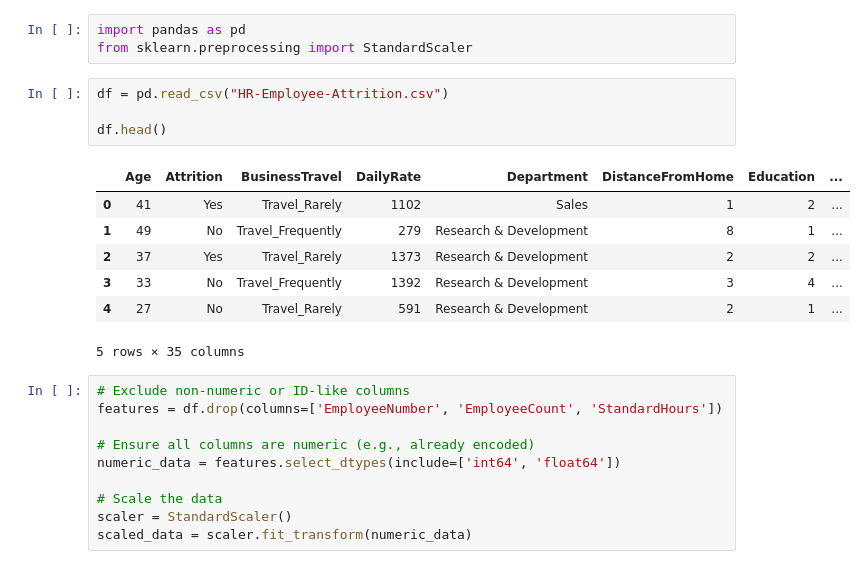
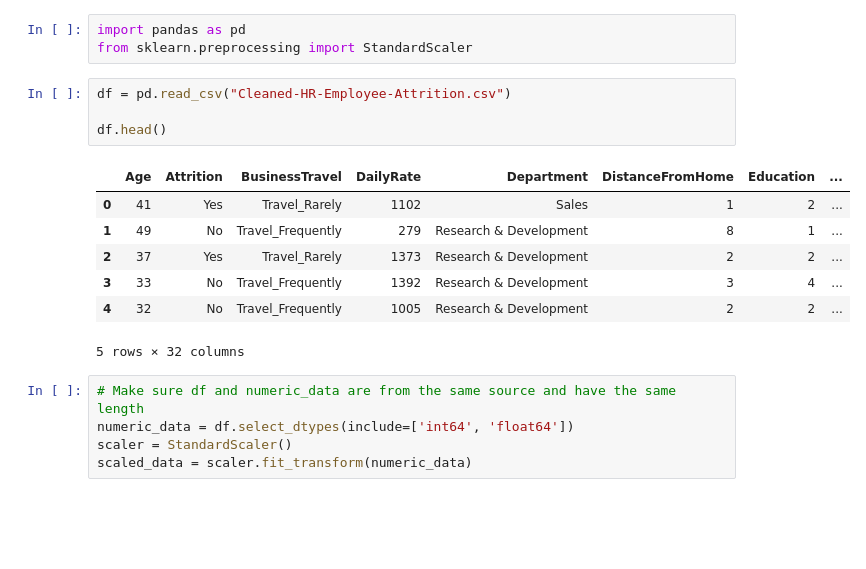
Before and after one commit to OttoDyva/MP3-Prediction-by-Machine-Learning, a Jupyter notebook: Clustering.ipynb, the cells around one changed output. Cells and saved outputs as stored; diff of their text form; blank space fills up the shorter version.

```diff
--- a/Clustering.ipynb
+++ b/Clustering.ipynb
@@ -2,25 +2,20 @@
 import pandas as pd
 from sklearn.preprocessing import StandardScaler
 # %%
-df = pd.read_csv("HR-Employee-Attrition.csv")
+df = pd.read_csv("Cleaned-HR-Employee-Attrition.csv")
 
 df.head()
 # %% [output]
 |  | Age | Attrition | BusinessTravel | DailyRate | Department | DistanceFromHome | Education | ... |
 | 0 | 41 | Yes | Travel_Rarely | 1102 | Sales | 1 | 2 | ... |
 | 1 | 49 | No | Travel_Frequently | 279 | Research & Development | 8 | 1 | ... |
 | 2 | 37 | Yes | Travel_Rarely | 1373 | Research & Development | 2 | 2 | ... |
 | 3 | 33 | No | Travel_Frequently | 1392 | Research & Development | 3 | 4 | ... |
-| 4 | 27 | No | Travel_Rarely | 591 | Research & Development | 2 | 1 | ... |
+| 4 | 32 | No | Travel_Frequently | 1005 | Research & Development | 2 | 2 | ... |
-5 rows × 35 columns
+5 rows × 32 columns
 # %%
-# Exclude non-numeric or ID-like columns
-features = df.drop(columns=['EmployeeNumber', 'EmployeeCount', 'StandardHours'])
-
-# Ensure all columns are numeric (e.g., already encoded)
-numeric_data = features.select_dtypes(include=['int64', 'float64'])
-
-# Scale the data
+# Make sure df and numeric_data are from the same source and have the same length
+numeric_data = df.select_dtypes(include=['int64', 'float64'])
 scaler = StandardScaler()
 scaled_data = scaler.fit_transform(numeric_data)
 # %%
```
Also changed, not shown: parts of 6 cells of this notebook, 3 other files.
